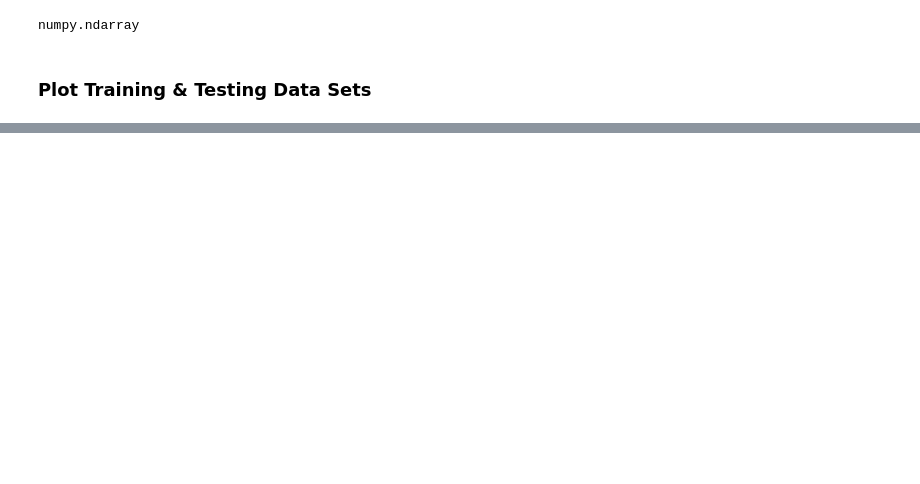
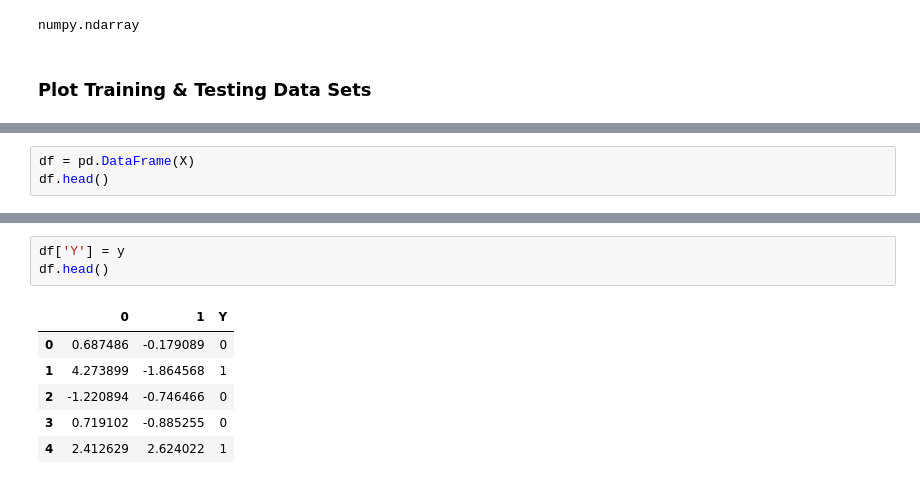
Before and after one commit to blancamiller/ML_notebook, a Jupyter notebook: HW8_AdaBoost/miller_blanca_hw8_v2.ipynb, the cells around one changed output, grey strips where cells are left out. Cells and saved outputs as stored; diff of their text form; blank space fills up the shorter version.

Commit message:
data frames work! but need to fix prediction

```diff
--- a/HW8_AdaBoost/miller_blanca_hw8_v2.ipynb
+++ b/HW8_AdaBoost/miller_blanca_hw8_v2.ipynb
@@ -119,0 +166,3 @@ plt.show()
+# %%
+df = pd.DataFrame(X)
+df.head()
@@ -119,0 +176,10 @@ plt.show()
+# %%
+df['Y'] = y
+df.head()
+# %% [output]
+|  | 0 | 1 | Y |
+| 0 | 0.687486 | -0.179089 | 0 |
+| 1 | 4.273899 | -1.864568 | 1 |
+| 2 | -1.220894 | -0.746466 | 0 |
+| 3 | 0.719102 | -0.885255 | 0 |
+| 4 | 2.412629 | 2.624022 | 1 |
```
Also changed, not shown: parts of 21 cells of this notebook, 6 other files.
